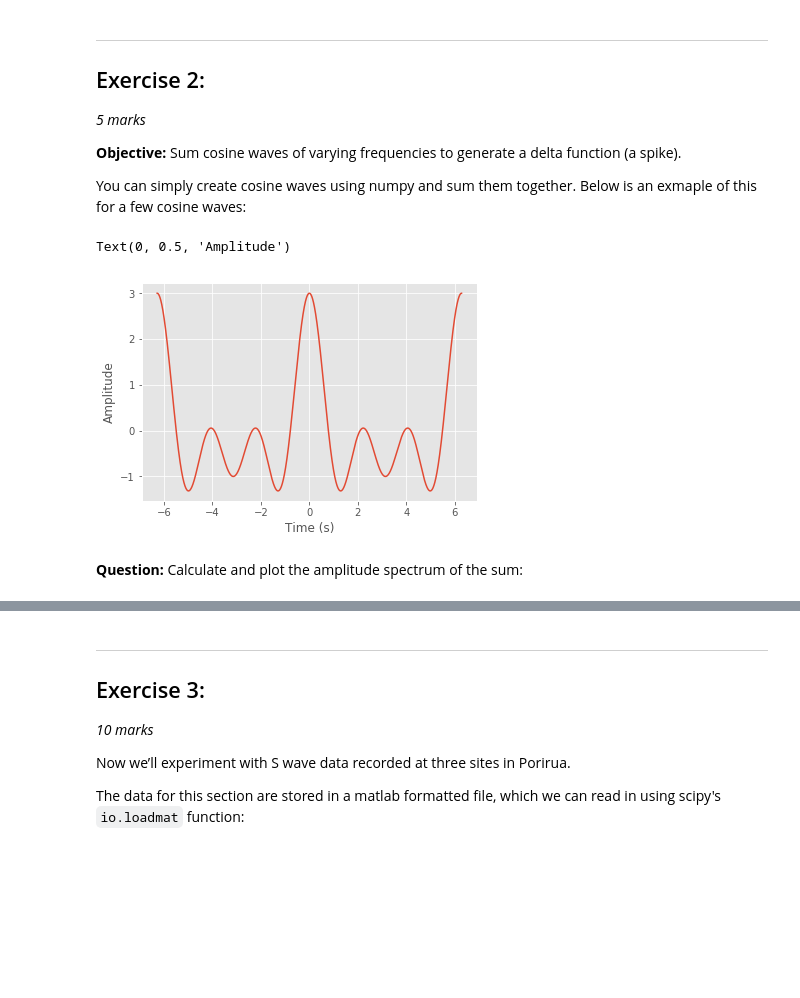
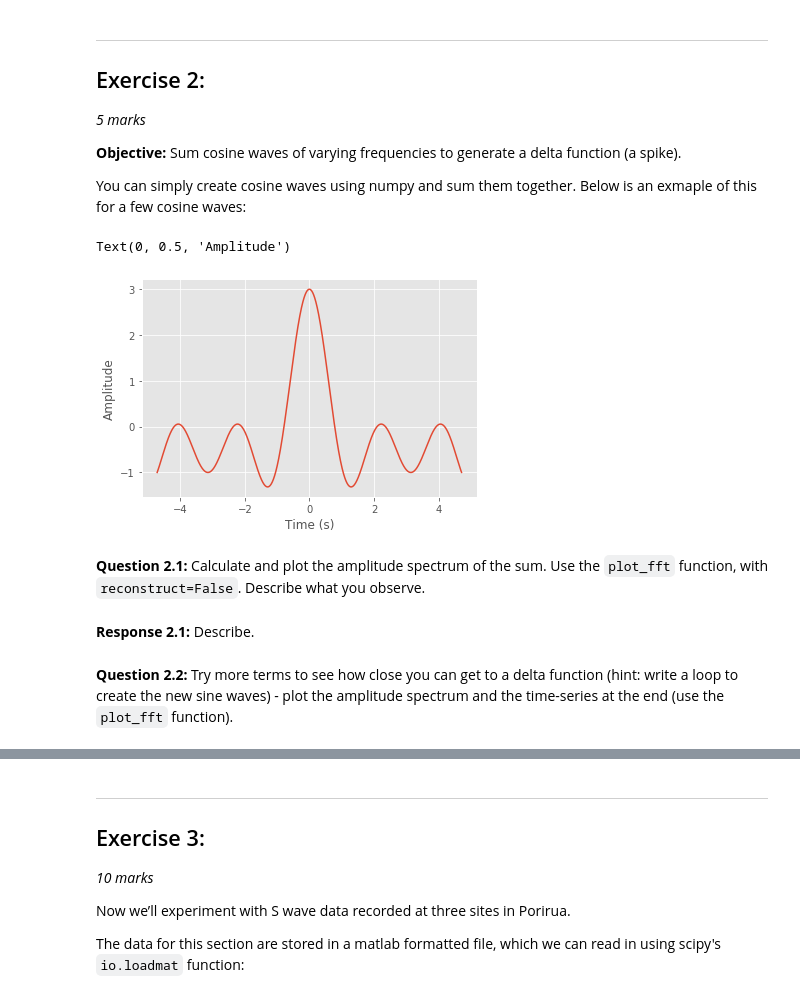
Before and after one commit to calum-chamberlain/GPHS445_notebooks, a Jupyter notebook: 1_Processing_and_recording/Assignment_1.ipynb, the cells around one changed output, grey strips where cells are left out. Drawn from its saved outputs; the diff is of its cells as text; code cells hidden in the pictures; blank space fills up the shorter version.

```diff
--- a/1_Processing_and_recording/Assignment_1.ipynb
+++ b/1_Processing_and_recording/Assignment_1.ipynb
@@ -135,16 +144,16 @@ frequencies present in this function?
 You can simply create cosine waves using numpy and sum them together.  Below is an exmaple of
 this for a few cosine waves:
 # %%
-t = np.arange(-2 * np.pi, 2 * np.pi, 0.001)
+t = np.arange(-1.5 * np.pi, 1.5 * np.pi, 0.001)
 y = np.zeros_like(t)  # Create an array of zeros the same shape as t
 y += np.cos(t)
 y += np.cos(2 * t)
 y += np.cos(3 * t)
 plt.plot(t, y)
 plt.xlabel("Time (s)")
 plt.ylabel("Amplitude")
 # %% [output]
 Text(0, 0.5, 'Amplitude')
-[figure, old version]
+[figure, new version]
 # %% [markdown]
-**Question:** Calculate and plot the amplitude spectrum of the sum:
+**Question 2.1:** Calculate and plot the amplitude spectrum of the sum. Use the `plot_fft` function, with `reconstruct=False`. Describe what you observe.
@@ -151 +162,5 @@ Text(0, 0.5, 'Amplitude')
+# %% [markdown]
+**Response 2.1:** Describe.
+# %% [markdown]
+**Question 2.2:** Try more terms to see how close you can get to a delta function (hint: write a loop to create the new sine waves) - plot the amplitude spectrum and the time-series at the end (use the `plot_fft` function).
 # %%
```
Also changed, not shown: parts of 83 cells of this notebook, 6 other files.
